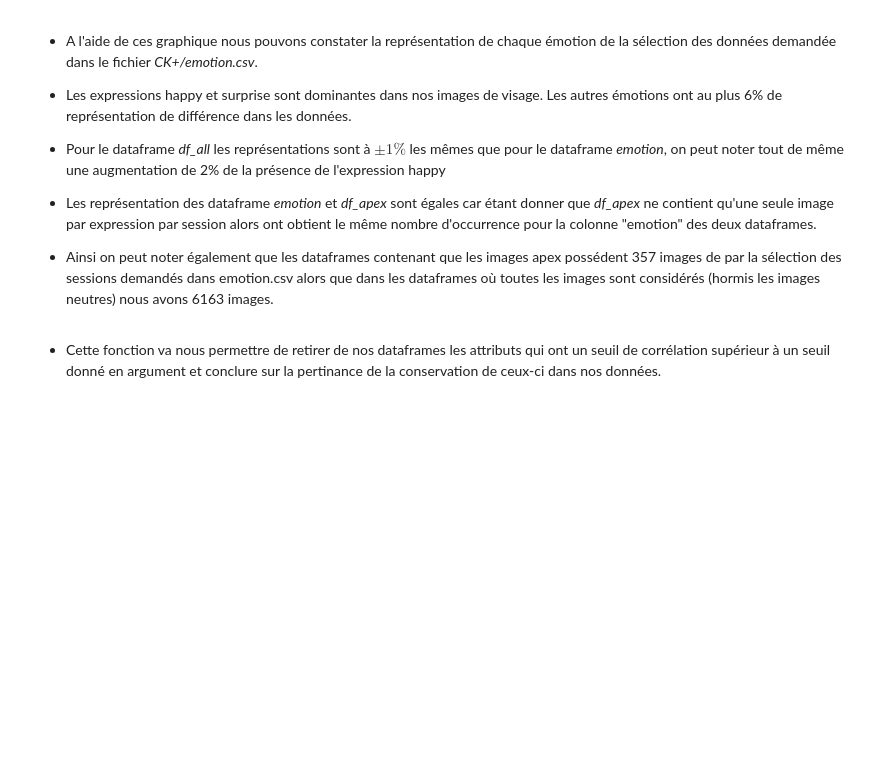
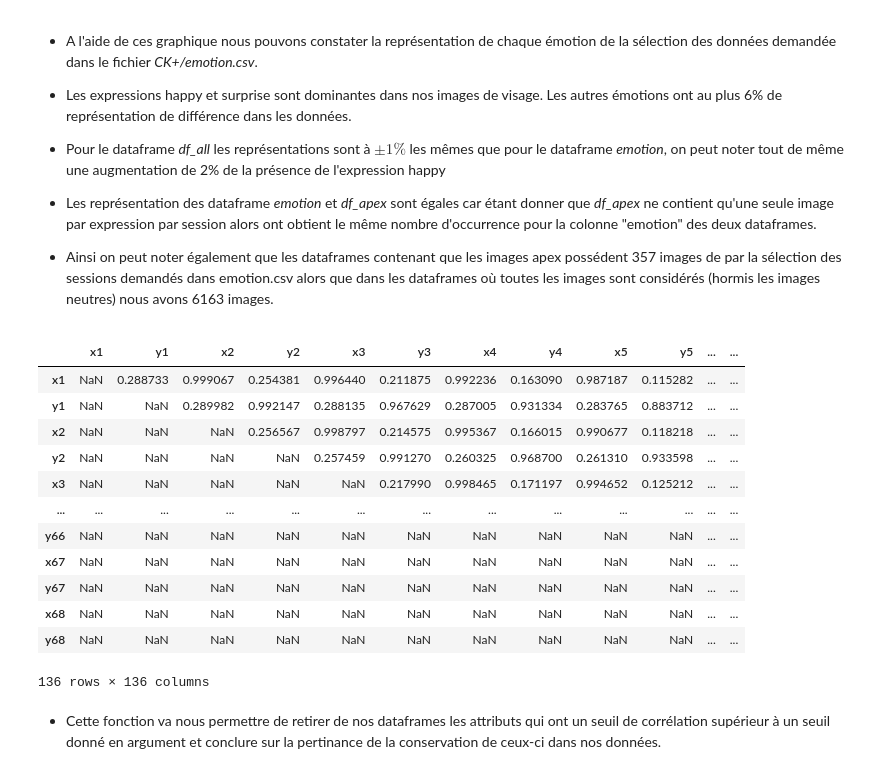
Before and after one commit to patherstevenson/M1-PROJECT-DS, a Jupyter notebook: project.ipynb, the cells around one changed output. Saved outputs shown, nothing was run; the diff lists cells and outputs as text; code cells hidden in the pictures; blank space fills up the shorter version.

```diff
--- a/project.ipynb
+++ b/project.ipynb
@@ -305,6 +306,22 @@ def get_correlation_drop(df,threshold,show=False,palette=True,method='pearson'):
     upper_tri = cor_matrix.where(np.triu(np.ones(cor_matrix.shape),k=1).astype(bool))
 
     return [col for col in upper_tri.columns if any(upper_tri[col] > threshold)]
+# %%
+upper_tri[]
+# %% [output]
+|  | x1 | y1 | x2 | y2 | x3 | y3 | x4 | y4 | x5 | y5 | ... | ... |
+| x1 | NaN | 0.288733 | 0.999067 | 0.254381 | 0.996440 | 0.211875 | 0.992236 | 0.163090 | 0.987187 | 0.115282 | ... | ... |
+| y1 | NaN | NaN | 0.289982 | 0.992147 | 0.288135 | 0.967629 | 0.287005 | 0.931334 | 0.283765 | 0.883712 | ... | ... |
+| x2 | NaN | NaN | NaN | 0.256567 | 0.998797 | 0.214575 | 0.995367 | 0.166015 | 0.990677 | 0.118218 | ... | ... |
+| y2 | NaN | NaN | NaN | NaN | 0.257459 | 0.991270 | 0.260325 | 0.968700 | 0.261310 | 0.933598 | ... | ... |
+| x3 | NaN | NaN | NaN | NaN | NaN | 0.217990 | 0.998465 | 0.171197 | 0.994652 | 0.125212 | ... | ... |
+| ... | ... | ... | ... | ... | ... | ... | ... | ... | ... | ... | ... | ... |
+| y66 | NaN | NaN | NaN | NaN | NaN | NaN | NaN | NaN | NaN | NaN | ... | ... |
+| x67 | NaN | NaN | NaN | NaN | NaN | NaN | NaN | NaN | NaN | NaN | ... | ... |
+| y67 | NaN | NaN | NaN | NaN | NaN | NaN | NaN | NaN | NaN | NaN | ... | ... |
+| x68 | NaN | NaN | NaN | NaN | NaN | NaN | NaN | NaN | NaN | NaN | ... | ... |
+| y68 | NaN | NaN | NaN | NaN | NaN | NaN | NaN | NaN | NaN | NaN | ... | ... |
+136 rows × 136 columns
 # %% [markdown]
 * Cette fonction va nous permettre de retirer de nos dataframes les attributs qui ont un seuil de corrélation supérieur à un seuil donné en argument et conclure sur la pertinance de la conservation de ceux-ci dans nos données.
 # %% [markdown]
```
Also changed, not shown: parts of 47 cells of this notebook, 3 other files.
